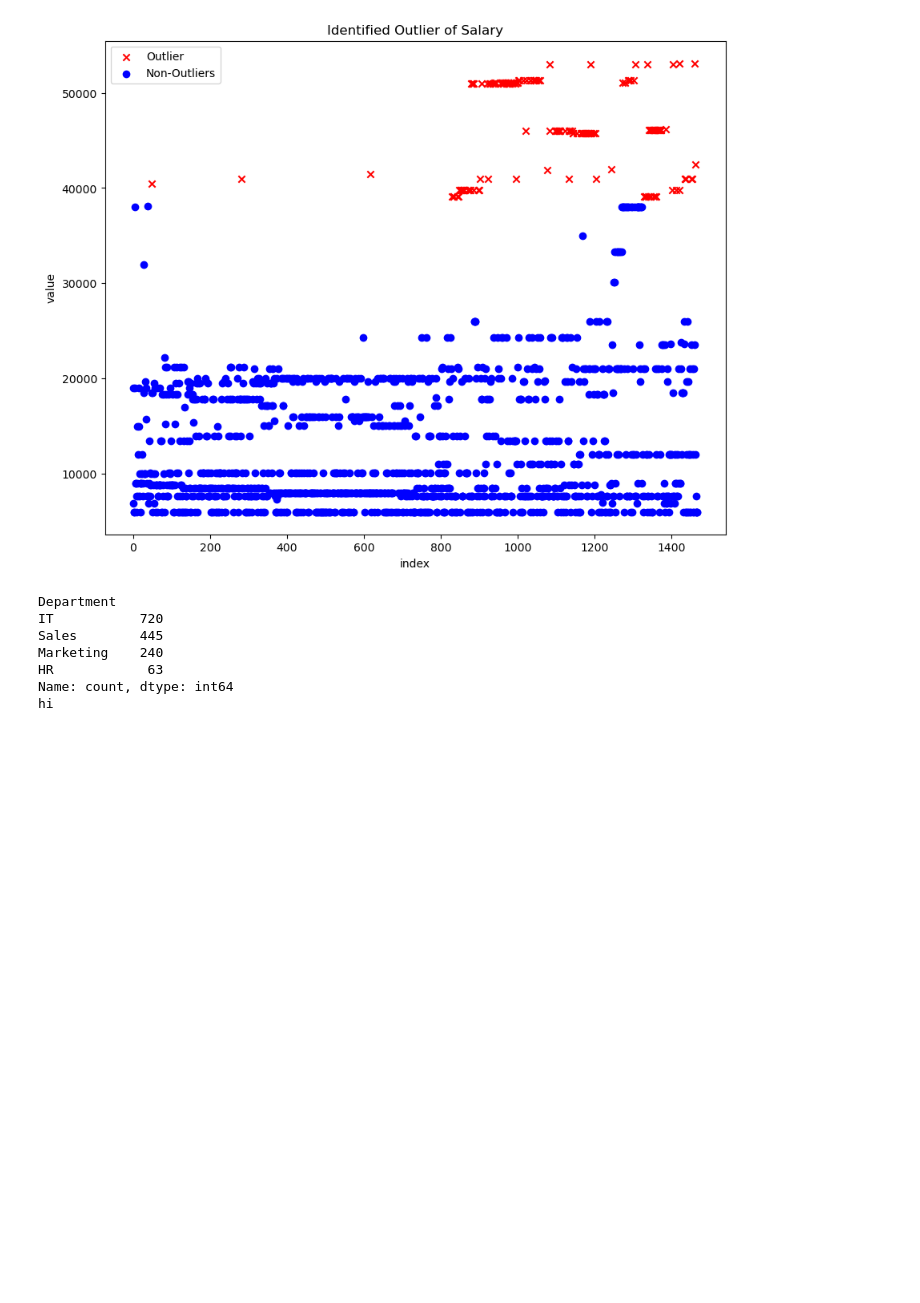
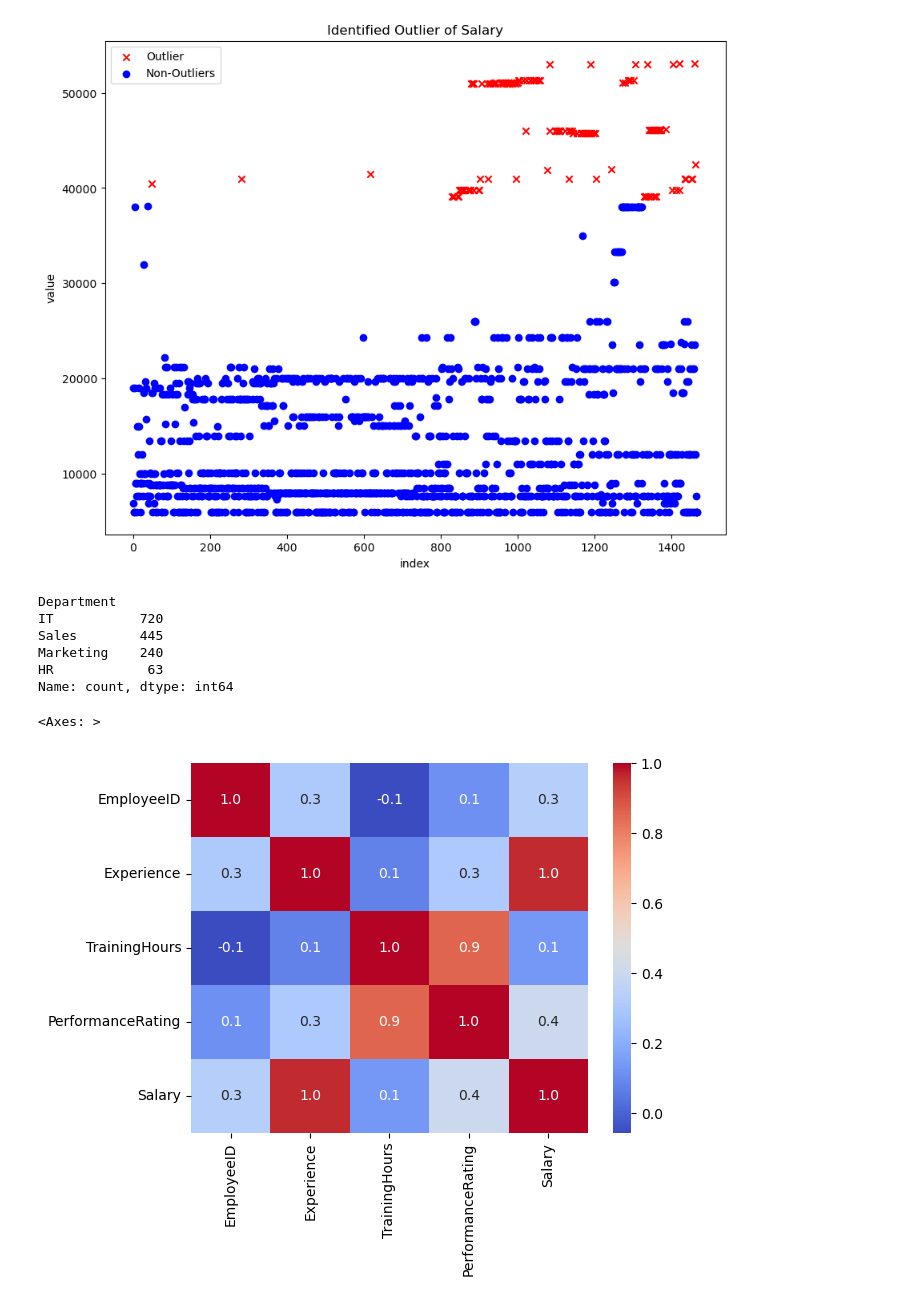
Before and after one commit to platthu123-create/Employee-Performance-Analysis, a Jupyter notebook: Main_module.ipynb, the cells around one changed output. Drawn from its saved outputs; the diff is of its cells as text; code cells hidden in the pictures; blank space fills up the shorter version.

```diff
--- a/Main_module.ipynb
+++ b/Main_module.ipynb
@@ -208,7 +212,6 @@ for col in outlier_variables:
 [figure]
 # %%
 print(df['Department'].value_counts())
-print('hi')
 # %% [output]
 Department
 IT           720
@@ -216,4 +219,9 @@ Sales        445
 Marketing    240
 HR            63
 Name: count, dtype: int64
-hi
+# %%
+corr=df[numerical_col].corr()
+sns.heatmap(corr,annot=True,cmap='coolwarm',fmt='.1f')
+# %% [output]
+<Axes: >
+[figure, added]
```
Also changed, not shown: parts of 13 cells of this notebook.
